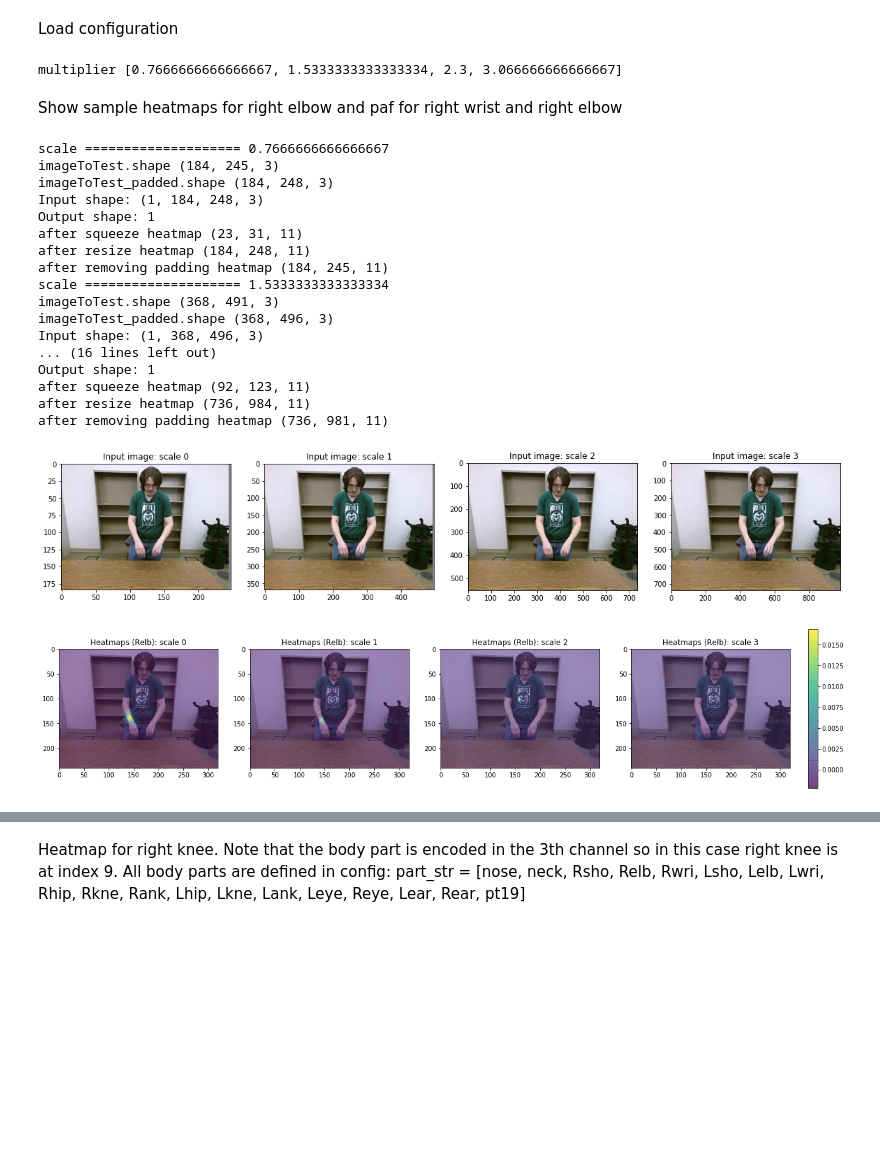
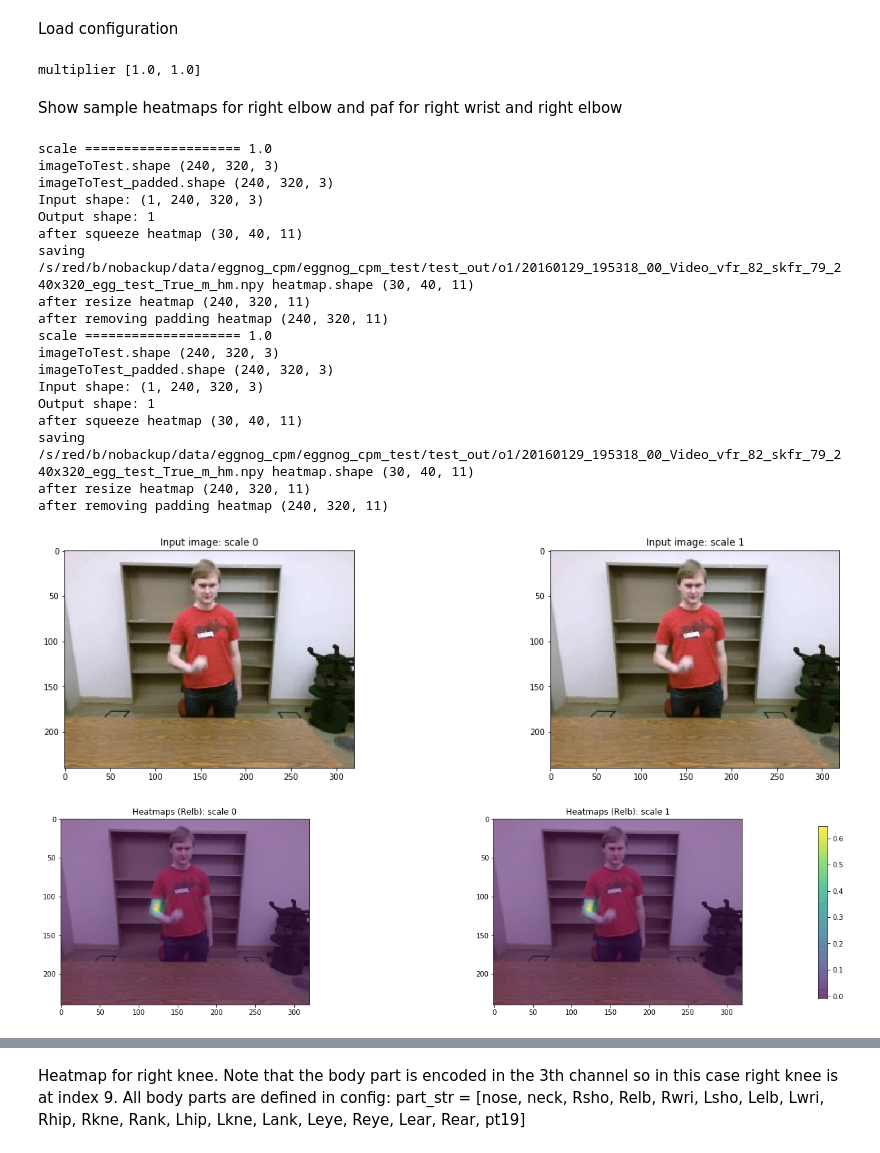
Before and after one commit to GuruMulay/Adapting-RGB-Pose-Estimation-to-New-Domains, a Jupyter notebook: test_common.ipynb, the cells around one changed output, grey strips where cells are left out. Cells and saved outputs as stored; diff of their text form; code cells hidden in the pictures; blank space fills up the shorter version.

```diff
--- a/test_common.ipynb
+++ b/test_common.ipynb
@@ -168,15 +174,26 @@ import pylab as plt
 import numpy as np
 import util
 # %%
-test_dir = '/s/chopin/k/grad/guru5/red-b/data/eggnog_cpm/eggnog_cpm_test/test_set/20160129_192551_00_Video_version2/'
-test_imgs = (os.listdir('/s/chopin/k/grad/guru5/red-b/data/eggnog_cpm/eggnog_cpm_test/test_set/20160129_192551_00_Video_version2/'))
+test_dir = '/s/red/b/nobackup/data/eggnog_cpm/eggnog_cpm/s18/part2_layouts_p35/20160129_195318_00_Video/'
+# "/s/red/b/nobackup/data/eggnog_cpm/eggnog_cpm_test/s05/part1_layout_p10/20151114_014811_00_Video/"
+# '/s/chopin/k/grad/guru5/red-b/data/eggnog_cpm/eggnog_cpm_test/test_set/20160129_192551_00_Video_version2/'
+test_imgs = [im for im in os.listdir(test_dir) if im.endswith(".jpg")]
 
-test_image = 'sample_images/ski1.jpg'
-test_image = os.path.join(test_dir, test_imgs[100])
+print("len(test_imgs)", len(test_imgs))  #, test_imgs)
+
+img_idx = 10
+
+
+# test_image = 'sample_images/ski1.jpg'
+test_image = os.path.join(test_dir, test_imgs[img_idx])
 
 print("test_image_path", test_image)
 
-oriImg = cv2.imread(test_image) # B,G,R order
-plt.imshow(oriImg[:,:,[2,1,0]])
+oriImg = cv2.imread(test_image)  # B,G,R order
+print("oriImage shape", oriImg.shape)
+plt.imshow(oriImg[:,:,::-1])
 print(oriImg.shape)
+
+# if eggnog_testing:  # use RGB order for now (6/26)
+#     oriImg = oriImg[:, :, ::-1]  # BGR to RGB
 # %% [output]
@@ -187,11 +206,15 @@ test_image_path /s/chopin/k/grad/guru5/red-b/data/eggnog_cpm/eggnog_cpm_test/tes
 Load configuration
 # %%
 param, model_params = config_reader()
+eggnog_h = 240
 
-multiplier = [x * model_params['boxsize'] / oriImg.shape[0] for x in param['scale_search']]
+if not eggnog_testing:
+    multiplier = [x * model_params['boxsize'] / oriImg.shape[0] for x in param['scale_search']]
+else:
+    multiplier = [x * eggnog_h / oriImg.shape[0] for x in param['scale_search']]
 print("multiplier", multiplier)
 # %% [output]
-multiplier [0.7666666666666667, 1.5333333333333334, 2.3, 3.066666666666667]
+multiplier [1.0, 1.0]
 # %% [markdown]
 Show sample heatmaps for right elbow and paf for right wrist and right elbow
 # %%
@@ -228,6 +251,12 @@ for m in range(len(multiplier)):
     # extract outputs, resize, and remove padding
     heatmap = np.squeeze(output_blobs[0]) # output 0 is heatmaps for L2 only network
     print("after squeeze heatmap", heatmap.shape)
+
+    # save to disk
+    hm_savefile = os.path.join(hm_npy_dir, test_image.split("/")[-1].split(".")[0] + "_egg_test_" + str(eggnog_testing) + "_m" + "_hm.npy")
+    np.save(hm_savefile, heatmap)
+    print("saving", hm_savefile, "heatmap.shape", heatmap.shape)
+
     heatmap = cv2.resize(heatmap, (0,0), fx=model_params['stride'], fy=model_params['stride'], interpolation=cv2.INTER_CUBIC)
     print("after resize heatmap", heatmap.shape)
     heatmap = heatmap[:imageToTest_padded.shape[0]-pad[2], :imageToTest_padded.shape[1]-pad[3], :]
@@ -240,47 +269,48 @@ for m in range(len(multiplier)):
 #     paf = cv2.resize(paf, (oriImg.shape[1], oriImg.shape[0]), interpolation=cv2.INTER_CUBIC)
 
     # visualization
     axarr2[m].imshow(oriImg[:,:,[2,1,0]])
     ax2 = axarr2[m].imshow(heatmap[:,:,3], alpha=.5) # right elbow index 3
     axarr2[m].set_title('Heatmaps (Relb): scale %d' % m)
 
 #     axarr3.flat[m].imshow(oriImg[:,:,[2,1,0]])
 #     ax3x = axarr3.flat[m].imshow(paf[:,:,16], alpha=.5) # right elbow index 3
 #     axarr3.flat[m].set_title('PAFs (x comp. of Rwri to Relb): scale %d' % m)
 #     axarr3.flat[len(multiplier) + m].imshow(oriImg[:,:,[2,1,0]])
 #     ax3y = axarr3.flat[len(multiplier) + m].imshow(paf[:,:,17], alpha=.5) # right wrist
 #     axarr3.flat[len(multiplier) + m].set_title('PAFs (y comp. of Relb to Rwri): scale %d' % m)
 
     heatmap_avg = heatmap_avg + heatmap / len(multiplier)
 #     paf_avg = paf_avg + paf / len(multiplier)
 
 
 f2.subplots_adjust(right=0.93)
 cbar_ax = f2.add_axes([0.95, 0.15, 0.01, 0.7])
 _ = f2.colorbar(ax2, cax=cbar_ax)
 
 # f3.subplots_adjust(right=0.93)
 # cbar_axx = f3.add_axes([0.95, 0.57, 0.01, 0.3])
 # _ = f3.colorbar(ax3x, cax=cbar_axx)
 # cbar_axy = f3.add_axes([0.95, 0.15, 0.01, 0.3])
 # _ = f3.colorbar(ax3y, cax=cbar_axy)
 # %% [output]
-scale ==================== 0.7666666666666667
-imageToTest.shape (184, 245, 3)
-imageToTest_padded.shape (184, 248, 3)
-Input shape: (1, 184, 248, 3)
+scale ==================== 1.0
+imageToTest.shape (240, 320, 3)
+imageToTest_padded.shape (240, 320, 3)
+Input shape: (1, 240, 320, 3)
 Output shape: 1
-after squeeze heatmap (23, 31, 11)
-after resize heatmap (184, 248, 11)
-after removing padding heatmap (184, 245, 11)
-scale ==================== 1.5333333333333334
-imageToTest.shape (368, 491, 3)
-imageToTest_padded.shape (368, 496, 3)
-Input shape: (1, 368, 496, 3)
-... (16 lines left out)
+after squeeze heatmap (30, 40, 11)
+saving /s/red/b/nobackup/data/eggnog_cpm/eggnog_cpm_test/test_out/o1/20160129_195318_00_Video_vfr_82_skfr_79_240x320_egg_test_True_m_hm.npy heatmap.shape (30, 40, 11)
+after resize heatmap (240, 320, 11)
+after removing padding heatmap (240, 320, 11)
+scale ==================== 1.0
+imageToTest.shape (240, 320, 3)
+imageToTest_padded.shape (240, 320, 3)
+Input shape: (1, 240, 320, 3)
 Output shape: 1
-after squeeze heatmap (92, 123, 11)
-after resize heatmap (736, 984, 11)
-after removing padding heatmap (736, 981, 11)
+after squeeze heatmap (30, 40, 11)
+saving /s/red/b/nobackup/data/eggnog_cpm/eggnog_cpm_test/test_out/o1/20160129_195318_00_Video_vfr_82_skfr_79_240x320_egg_test_True_m_hm.npy heatmap.shape (30, 40, 11)
+after resize heatmap (240, 320, 11)
+after removing padding heatmap (240, 320, 11)
-[figure, old version]
+[figure, new version]
-[figure, old version]
+[figure, new version]
```
Also changed, not shown: parts of 9 cells of this notebook, 12 other files.
